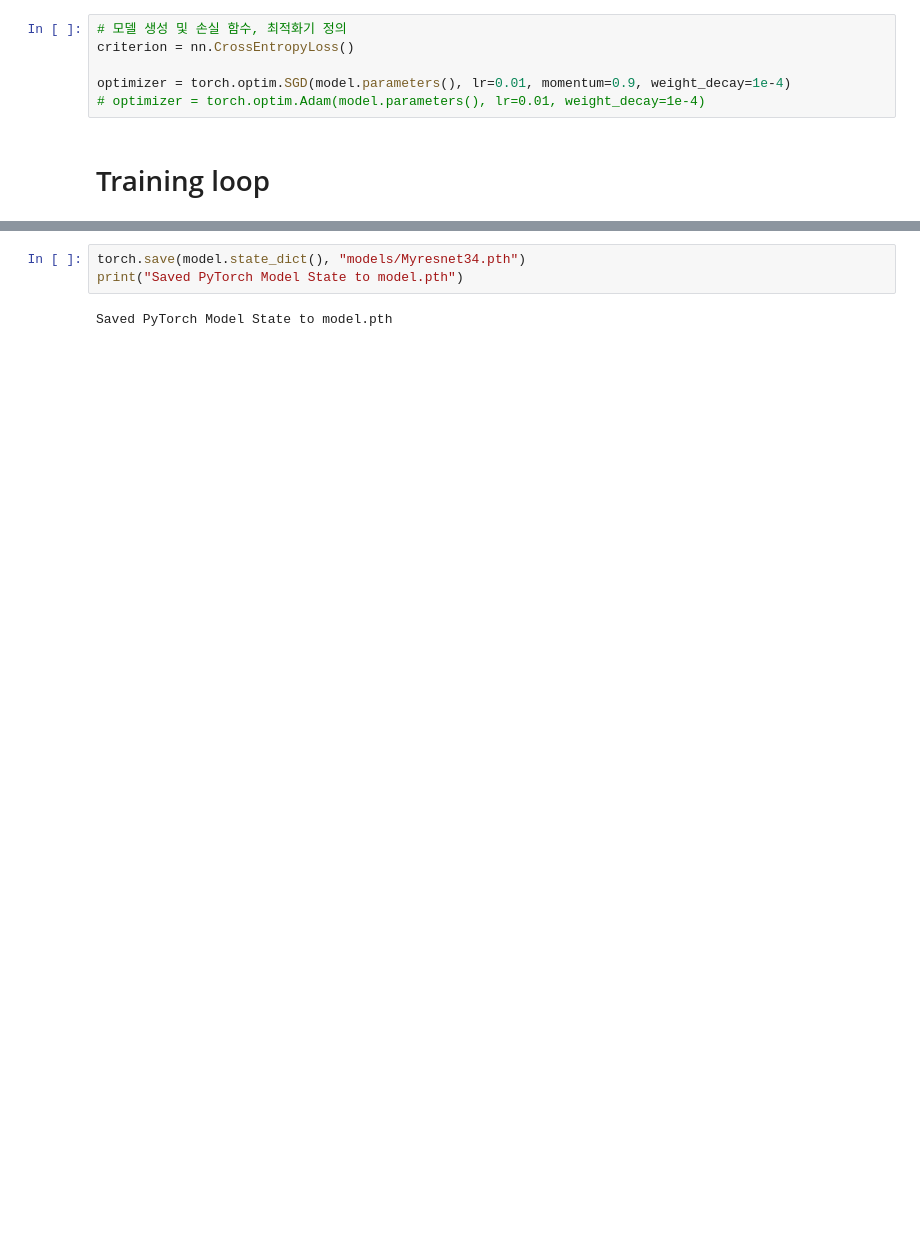
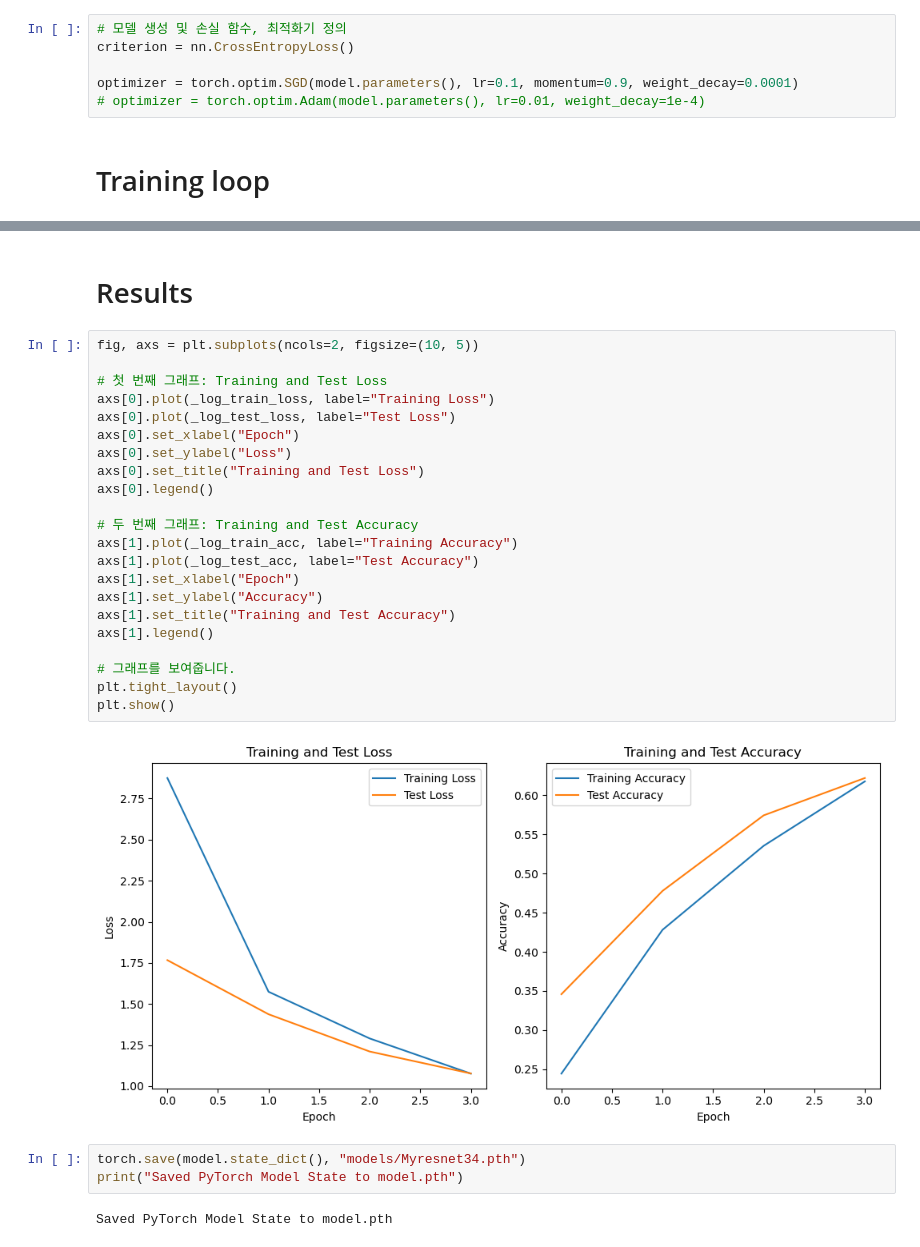
Before and after one commit to jiho264/Learn_pytorch, a Jupyter notebook: create_resnet.ipynb, the cells around one changed output, grey strips where cells are left out. Drawn from its saved outputs; the diff is of its cells as text; blank space fills up the shorter version.

```diff
--- a/create_resnet.ipynb
+++ b/create_resnet.ipynb
@@ -540,7 +394,7 @@ Number of total parameters: 21.29M
 # 모델 생성 및 손실 함수, 최적화기 정의
 criterion = nn.CrossEntropyLoss()
 
-optimizer = torch.optim.SGD(model.parameters(), lr=0.01, momentum=0.9, weight_decay=1e-4)
+optimizer = torch.optim.SGD(model.parameters(), lr=0.1, momentum=0.9, weight_decay=0.0001)
 # optimizer = torch.optim.Adam(model.parameters(), lr=0.01, weight_decay=1e-4)
 # %% [markdown]
 # Training loop
@@ -648,3 +481,29 @@ plt.show()
+# %% [markdown]
+# Results
+# %%
+fig, axs = plt.subplots(ncols=2, figsize=(10, 5))
+
+# 첫 번째 그래프: Training and Test Loss
+axs[0].plot(_log_train_loss, label="Training Loss")
+axs[0].plot(_log_test_loss, label="Test Loss")
+axs[0].set_xlabel("Epoch")
+axs[0].set_ylabel("Loss")
+axs[0].set_title("Training and Test Loss")
+axs[0].legend()
+
+# 두 번째 그래프: Training and Test Accuracy
+axs[1].plot(_log_train_acc, label="Training Accuracy")
+axs[1].plot(_log_test_acc, label="Test Accuracy")
+axs[1].set_xlabel("Epoch")
+axs[1].set_ylabel("Accuracy")
+axs[1].set_title("Training and Test Accuracy")
+axs[1].legend()
+
+# 그래프를 보여줍니다.
+plt.tight_layout()
+plt.show()
+# %% [output]
+[figure, added]
 # %%
 torch.save(model.state_dict(), "models/Myresnet34.pth")
 print("Saved PyTorch Model State to model.pth")
```
Also changed, not shown: parts of 15 cells of this notebook, 2 other files.
